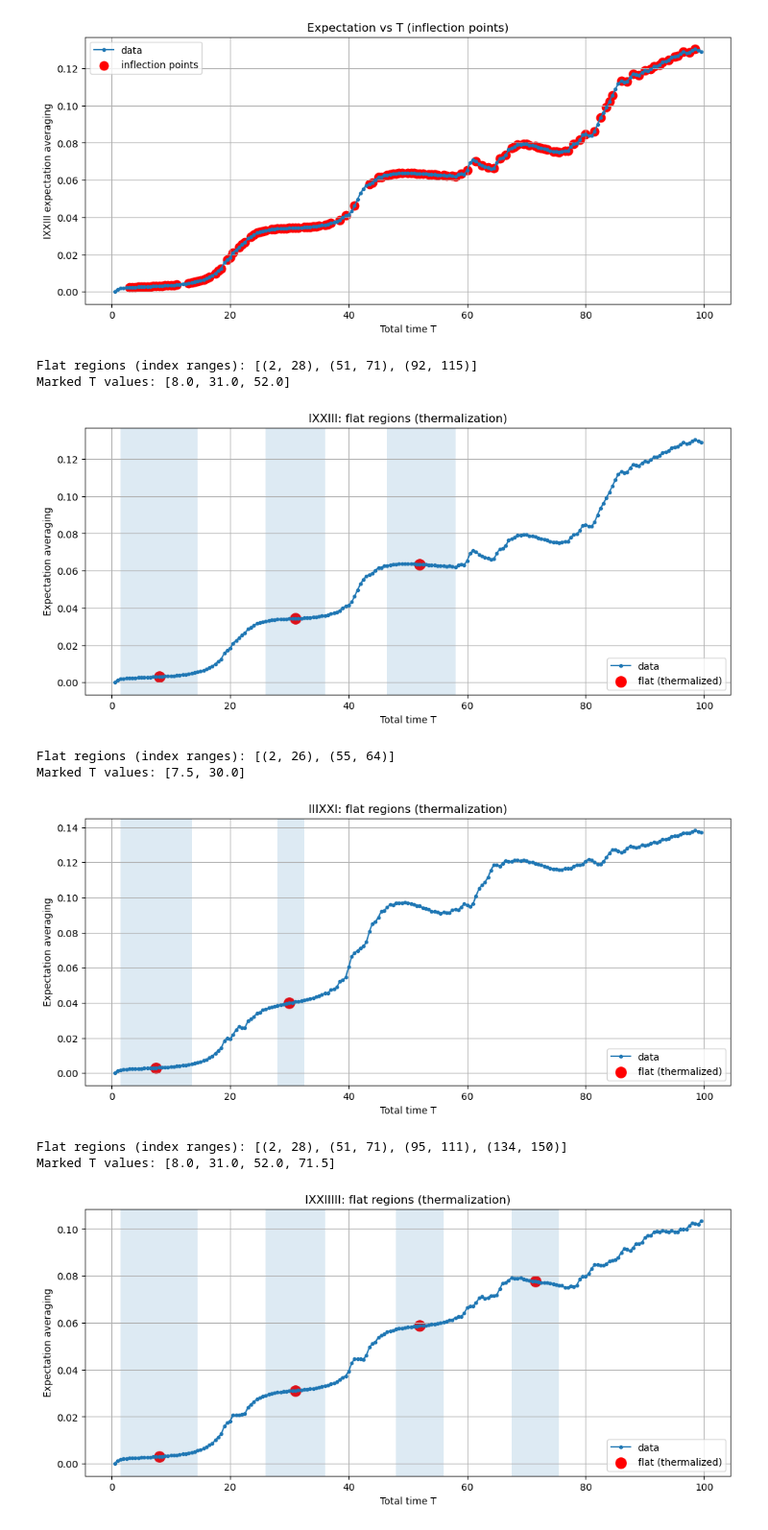
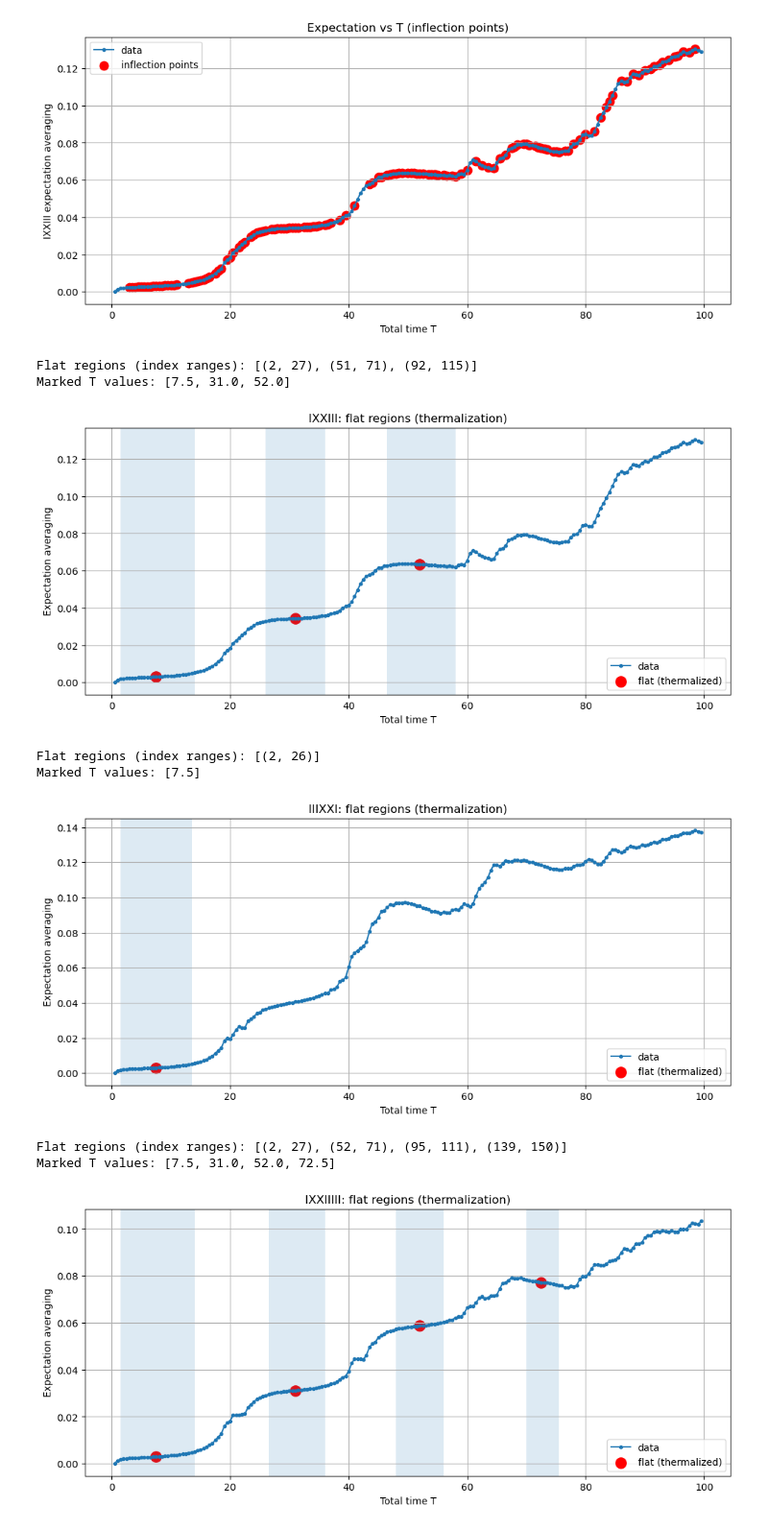
Before and after one commit to judyl22/Quantum-Computing-High-Energy-Physics, a Jupyter notebook: ex29_central_difference_approximation.ipynb, the cells around one changed output. Shown at 96% size. Cells and saved outputs as stored; diff of their text form; code cells hidden in the pictures.

Commit message:
Add quantum observable flat-region analysis and ML baseline

```diff
--- a/ex29_central_difference_approximation.ipynb
+++ b/ex29_central_difference_approximation.ipynb
@@ -104,17 +74,47 @@ def region_midpoints(regions):
     for (a, b) in regions:
         mids.append((a + b) // 2)
     return mids
+# %%
+def plot_flat(observable):
+    n = len(observable)
+    T_vals, y_vals = return_vals(observable, n=n, N=20, g=1.5, num_delta_t=2, total_time=100)
+
+    regions = find_flat_regions(T_vals, y_vals,
+                                slope_threshold=0.00075, # old: 0.0003; possible range: 0.0001 ~ 0.001
+                                min_points=10) # how long flat must last; old: 10
+
+    mids = region_midpoints(regions)
+
+    print("Flat regions (index ranges):", regions)
+    print("Marked T values:", [T_vals[i] for i in mids])
+
+    plt.figure(figsize=(12,5))
+    plt.plot(T_vals, y_vals, "o-", markersize=3, label="data")
+
+    plt.scatter([T_vals[i] for i in mids],
+                [y_vals[i] for i in mids],
+                color="red", s=120, label="flat (thermalized)")
+
+    for (a, b) in regions:
+        plt.axvspan(T_vals[a], T_vals[b], alpha=0.15)
+
+    plt.grid(True)
+    plt.xlabel("Total time T")
+    plt.ylabel("Expectation averaging")
+    plt.title(f"{observable}: flat regions (thermalization)")
+    plt.legend()
+    plt.show()
 # %%
 observables = ['IXXIII', 'IIIXXI', 'IXXIIIII', 'IIIXXIII', 'IIIIIXXI']
 for observable in observables:
-    plot_flat_new(observable)
+    plot_flat(observable)
 # %% [output]
-Flat regions (index ranges): [(2, 28), (51, 71), (92, 115)]
-Marked T values: [8.0, 31.0, 52.0]
+Flat regions (index ranges): [(2, 27), (51, 71), (92, 115)]
+Marked T values: [7.5, 31.0, 52.0]
 [figure]
-Flat regions (index ranges): [(2, 26), (55, 64)]
-Marked T values: [7.5, 30.0]
+Flat regions (index ranges): [(2, 26)]
+Marked T values: [7.5]
-[figure, old version]
+[figure, new version]
-Flat regions (index ranges): [(2, 28), (51, 71), (95, 111), (134, 150)]
-Marked T values: [8.0, 31.0, 52.0, 71.5]
+Flat regions (index ranges): [(2, 27), (52, 71), (95, 111), (139, 150)]
+Marked T values: [7.5, 31.0, 52.0, 72.5]
 [figure]
```
Also changed, not shown: parts of 5 cells of this notebook, 3 other files.
